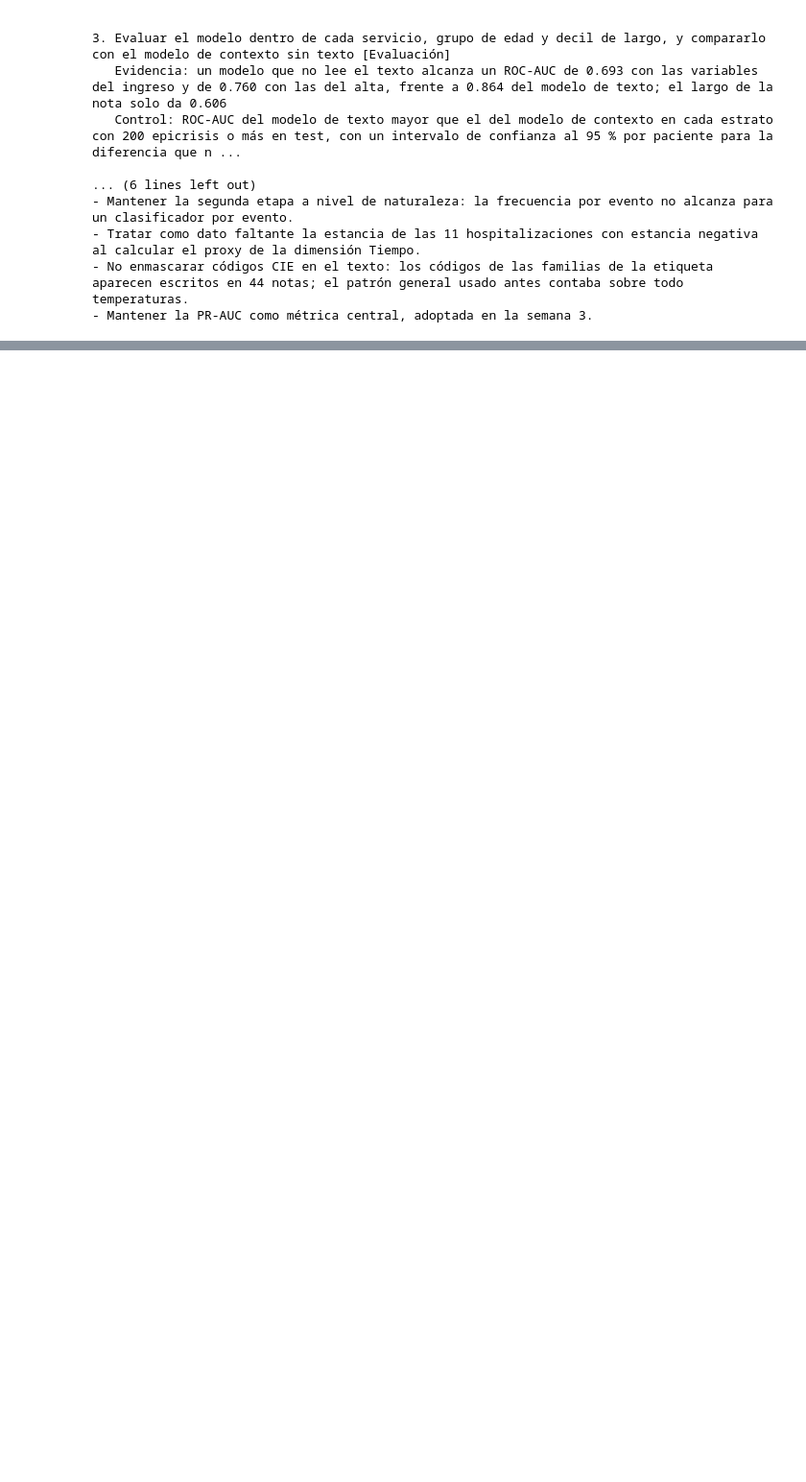
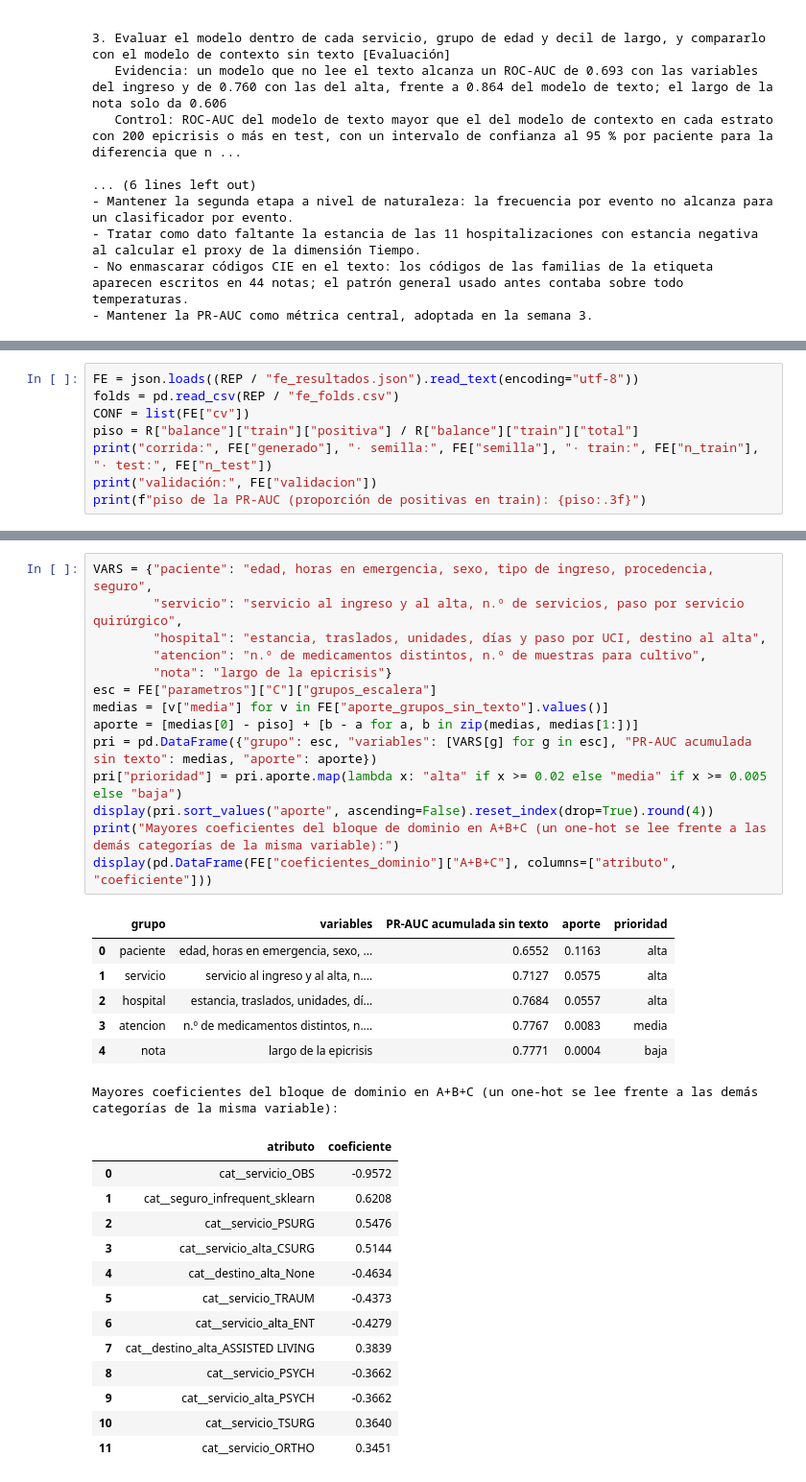
Before and after one commit to carlosperez100/mia14-trabajo-investigacion-ii-tesis-gemses-mimic, a Jupyter notebook: notebooks/02_EDA_semana4.ipynb, the cells around one changed output, grey strips where cells are left out. Shown at 96% size. Cells and saved outputs as stored; diff of their text form; blank space fills up the shorter version.

```diff
--- a/notebooks/02_EDA_semana4.ipynb
+++ b/notebooks/02_EDA_semana4.ipynb
@@ -743,0 +601,8 @@ tiempo de entrenamiento de A+B+C frente a A: 1.7 veces
+# %%
+FE = json.loads((REP / "fe_resultados.json").read_text(encoding="utf-8"))
+folds = pd.read_csv(REP / "fe_folds.csv")
+CONF = list(FE["cv"])
+piso = R["balance"]["train"]["positiva"] / R["balance"]["train"]["total"]
+print("corrida:", FE["generado"], "· semilla:", FE["semilla"], "· train:", FE["n_train"], "· test:", FE["n_test"])
+print("validación:", FE["validacion"])
+print(f"piso de la PR-AUC (proporción de positivas en train): {piso:.3f}")
@@ -743,0 +774,35 @@ tiempo de entrenamiento de A+B+C frente a A: 1.7 veces
+# %%
+VARS = {"paciente": "edad, horas en emergencia, sexo, tipo de ingreso, procedencia, seguro",
+        "servicio": "servicio al ingreso y al alta, n.º de servicios, paso por servicio quirúrgico",
+        "hospital": "estancia, traslados, unidades, días y paso por UCI, destino al alta",
+        "atencion": "n.º de medicamentos distintos, n.º de muestras para cultivo",
+        "nota": "largo de la epicrisis"}
+esc = FE["parametros"]["C"]["grupos_escalera"]
+medias = [v["media"] for v in FE["aporte_grupos_sin_texto"].values()]
+aporte = [medias[0] - piso] + [b - a for a, b in zip(medias, medias[1:])]
+pri = pd.DataFrame({"grupo": esc, "variables": [VARS[g] for g in esc], "PR-AUC acumulada sin texto": medias, "aporte": aporte})
+pri["prioridad"] = pri.aporte.map(lambda x: "alta" if x >= 0.02 else "media" if x >= 0.005 else "baja")
+display(pri.sort_values("aporte", ascending=False).reset_index(drop=True).round(4))
+print("Mayores coeficientes del bloque de dominio en A+B+C (un one-hot se lee frente a las demás categorías de la misma variable):")
+display(pd.DataFrame(FE["coeficientes_dominio"]["A+B+C"], columns=["atributo", "coeficiente"]))
+# %% [output]
+|  | grupo | variables | PR-AUC acumulada sin texto | aporte | prioridad |
+| 0 | paciente | edad, horas en emergencia, sexo, ... | 0.6552 | 0.1163 | alta |
+| 1 | servicio | servicio al ingreso y al alta, n.... | 0.7127 | 0.0575 | alta |
+| 2 | hospital | estancia, traslados, unidades, dí... | 0.7684 | 0.0557 | alta |
+| 3 | atencion | n.º de medicamentos distintos, n.... | 0.7767 | 0.0083 | media |
+| 4 | nota | largo de la epicrisis | 0.7771 | 0.0004 | baja |
+Mayores coeficientes del bloque de dominio en A+B+C (un one-hot se lee frente a las demás categorías de la misma variable):
+|  | atributo | coeficiente |
+| 0 | cat__servicio_OBS | -0.9572 |
+| 1 | cat__seguro_infrequent_sklearn | 0.6208 |
+| 2 | cat__servicio_PSURG | 0.5476 |
+| 3 | cat__servicio_alta_CSURG | 0.5144 |
+| 4 | cat__destino_alta_None | -0.4634 |
+| 5 | cat__servicio_TRAUM | -0.4373 |
+| 6 | cat__servicio_alta_ENT | -0.4279 |
+| 7 | cat__destino_alta_ASSISTED LIVING | 0.3839 |
+| 8 | cat__servicio_PSYCH | -0.3662 |
+| 9 | cat__servicio_alta_PSYCH | -0.3662 |
+| 10 | cat__servicio_TSURG | 0.3640 |
+| 11 | cat__servicio_ORTHO | 0.3451 |
```
Also changed, not shown: parts of 33 cells of this notebook.
